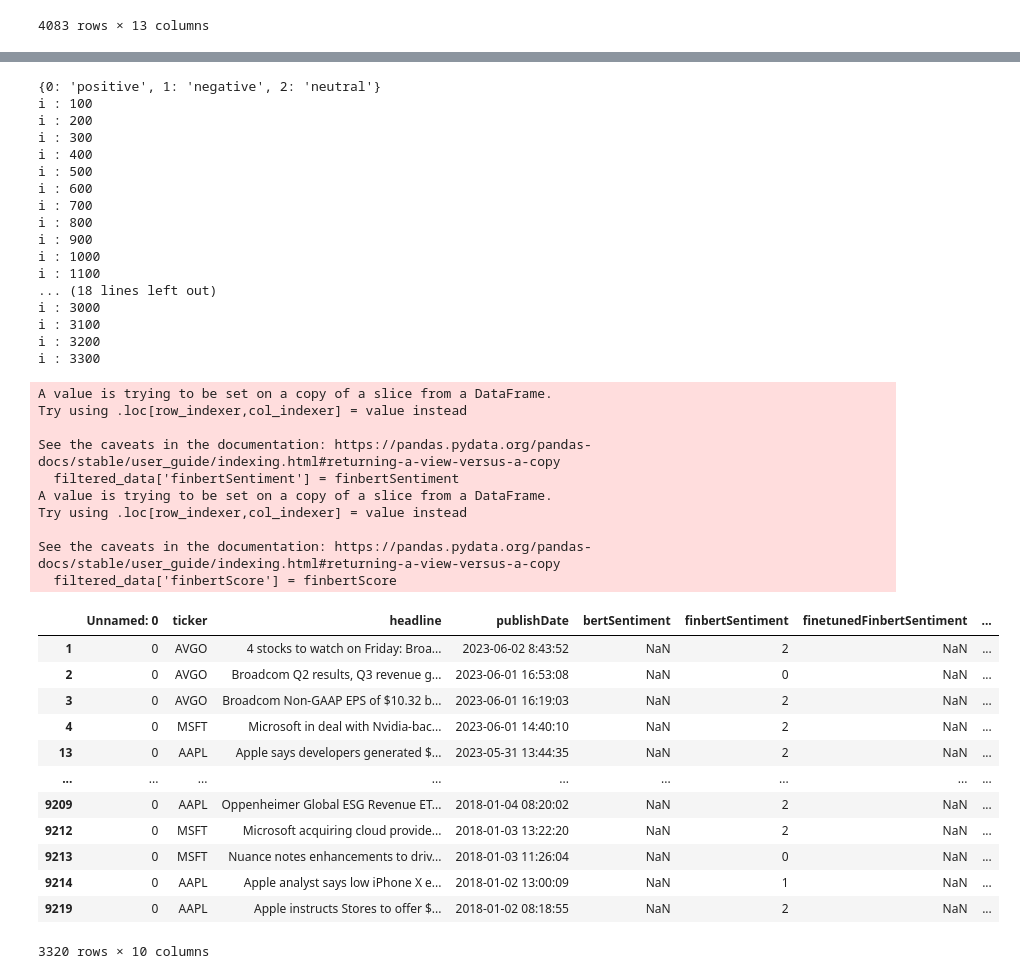
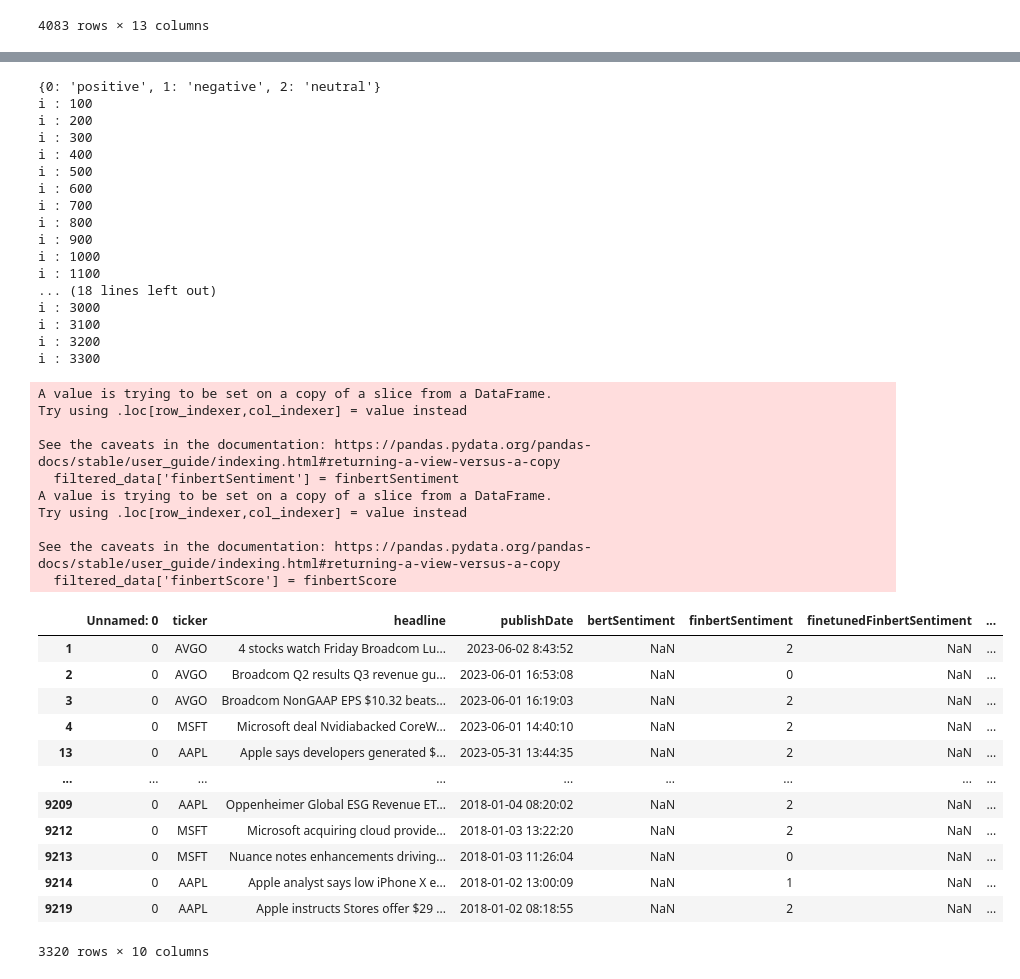
Before and after one commit to fedor44/paper10_sentiment_analysis, a Jupyter notebook: Untitled70.ipynb, the cells around one changed output, grey strips where cells are left out. Cells and saved outputs as stored; diff of their text form; code cells hidden in the pictures.

```diff
--- a/Untitled70.ipynb
+++ b/Untitled70.ipynb
@@ -117,0 +100,18 @@ filtered_data
+# %%
+from nltk.corpus import stopwords
+from nltk.stem import PorterStemmer
+import re
+import nltk
+nltk.download('stopwords')
+
+# 'ticker' 컬럼에서 'MSFT','AAPL', 'AVGO'인 행만 필터링
+filtered_data = data[data['ticker'].isin(['MSFT', 'AAPL', 'AVGO'])]
+
+# 불용어 제거
+stop_words = set(stopwords.words('english'))
+filtered_data['headline'] = filtered_data['headline'].apply(lambda x: ' '.join([word for word in x.split() if word not in stop_words]))
+
+# 불필요한 문자 제거 (느낌표,물음표, 달러 표시, 숫자, 점(.)은 유지)
+filtered_data['headline'] = filtered_data['headline'].apply(lambda x: re.sub(r'[^a-zA-Z!?$0-9.\'\s]', '', x))
+
+filtered_data
@@ -176,14 +204,6 @@ def encode_headlines(headlines, tokenizer):
   return encoded_batch
 
 # 감성 분석을 수행하는 함수
-def analyze_sentiment(headlines):
-  encoded_batch = encode_headlines(headlines, tokenizer)
-  with torch.no_grad():
-      outputs = model(**encoded_batch)
-      predictions = torch.nn.functional.softmax(outputs.logits, dim=-1)
-  return predictions
-
-
 def analyze_sentiment(headlines):
     encoded_batch = encode_headlines(headlines, tokenizer)
     with torch.no_grad():
@@ -226,44 +246,44 @@ filtered_data['finbertScore'] = finbertScore
 filtered_data
 # %% [output]
 {0: 'positive', 1: 'negative', 2: 'neutral'}
 i : 100
 i : 200
 i : 300
 i : 400
 i : 500
 i : 600
 i : 700
 i : 800
 i : 900
 i : 1000
 i : 1100
 ... (18 lines left out)
 i : 3000
 i : 3100
 i : 3200
 i : 3300
 A value is trying to be set on a copy of a slice from a DataFrame.
 Try using .loc[row_indexer,col_indexer] = value instead
 
 See the caveats in the documentation: https://pandas.pydata.org/pandas-docs/stable/user_guide/indexing.html#returning-a-view-versus-a-copy
   filtered_data['finbertSentiment'] = finbertSentiment
 A value is trying to be set on a copy of a slice from a DataFrame.
 Try using .loc[row_indexer,col_indexer] = value instead
 
 See the caveats in the documentation: https://pandas.pydata.org/pandas-docs/stable/user_guide/indexing.html#returning-a-view-versus-a-copy
   filtered_data['finbertScore'] = finbertScore
 |  | Unnamed: 0 | ticker | headline | publishDate | bertSentiment | finbertSentiment | finetunedFinbertSentiment | ... |
-| 1 | 0 | AVGO | 4 stocks to watch on Friday: Broa... | 2023-06-02 8:43:52 | NaN | 2 | NaN | ... |
-| 2 | 0 | AVGO | Broadcom Q2 results, Q3 revenue g... | 2023-06-01 16:53:08 | NaN | 0 | NaN | ... |
-| 3 | 0 | AVGO | Broadcom Non-GAAP EPS of $10.32 b... | 2023-06-01 16:19:03 | NaN | 2 | NaN | ... |
-| 4 | 0 | MSFT | Microsoft in deal with Nvidia-bac... | 2023-06-01 14:40:10 | NaN | 2 | NaN | ... |
+| 1 | 0 | AVGO | 4 stocks watch Friday Broadcom Lu... | 2023-06-02 8:43:52 | NaN | 2 | NaN | ... |
+| 2 | 0 | AVGO | Broadcom Q2 results Q3 revenue gu... | 2023-06-01 16:53:08 | NaN | 0 | NaN | ... |
+| 3 | 0 | AVGO | Broadcom NonGAAP EPS $10.32 beats... | 2023-06-01 16:19:03 | NaN | 2 | NaN | ... |
+| 4 | 0 | MSFT | Microsoft deal Nvidiabacked CoreW... | 2023-06-01 14:40:10 | NaN | 2 | NaN | ... |
 | 13 | 0 | AAPL | Apple says developers generated $... | 2023-05-31 13:44:35 | NaN | 2 | NaN | ... |
 | ... | ... | ... | ... | ... | ... | ... | ... | ... |
 | 9209 | 0 | AAPL | Oppenheimer Global ESG Revenue ET... | 2018-01-04 08:20:02 | NaN | 2 | NaN | ... |
 | 9212 | 0 | MSFT | Microsoft acquiring cloud provide... | 2018-01-03 13:22:20 | NaN | 2 | NaN | ... |
-| 9213 | 0 | MSFT | Nuance notes enhancements to driv... | 2018-01-03 11:26:04 | NaN | 0 | NaN | ... |
+| 9213 | 0 | MSFT | Nuance notes enhancements driving... | 2018-01-03 11:26:04 | NaN | 0 | NaN | ... |
 | 9214 | 0 | AAPL | Apple analyst says low iPhone X e... | 2018-01-02 13:00:09 | NaN | 1 | NaN | ... |
-| 9219 | 0 | AAPL | Apple instructs Stores to offer $... | 2018-01-02 08:18:55 | NaN | 2 | NaN | ... |
+| 9219 | 0 | AAPL | Apple instructs Stores offer $29 ... | 2018-01-02 08:18:55 | NaN | 2 | NaN | ... |
 3320 rows × 10 columns
 # %%
 #중간저장
```
Also changed, not shown: parts of 6 cells of this notebook.
